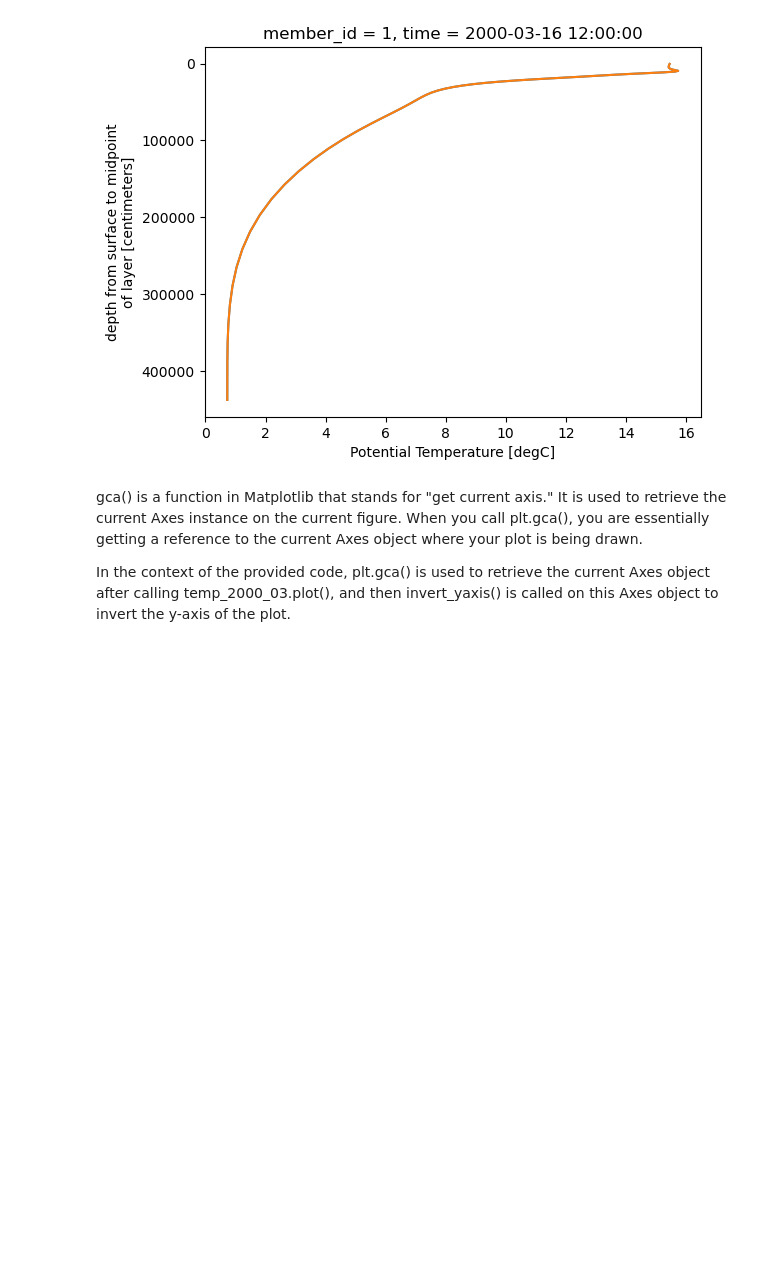
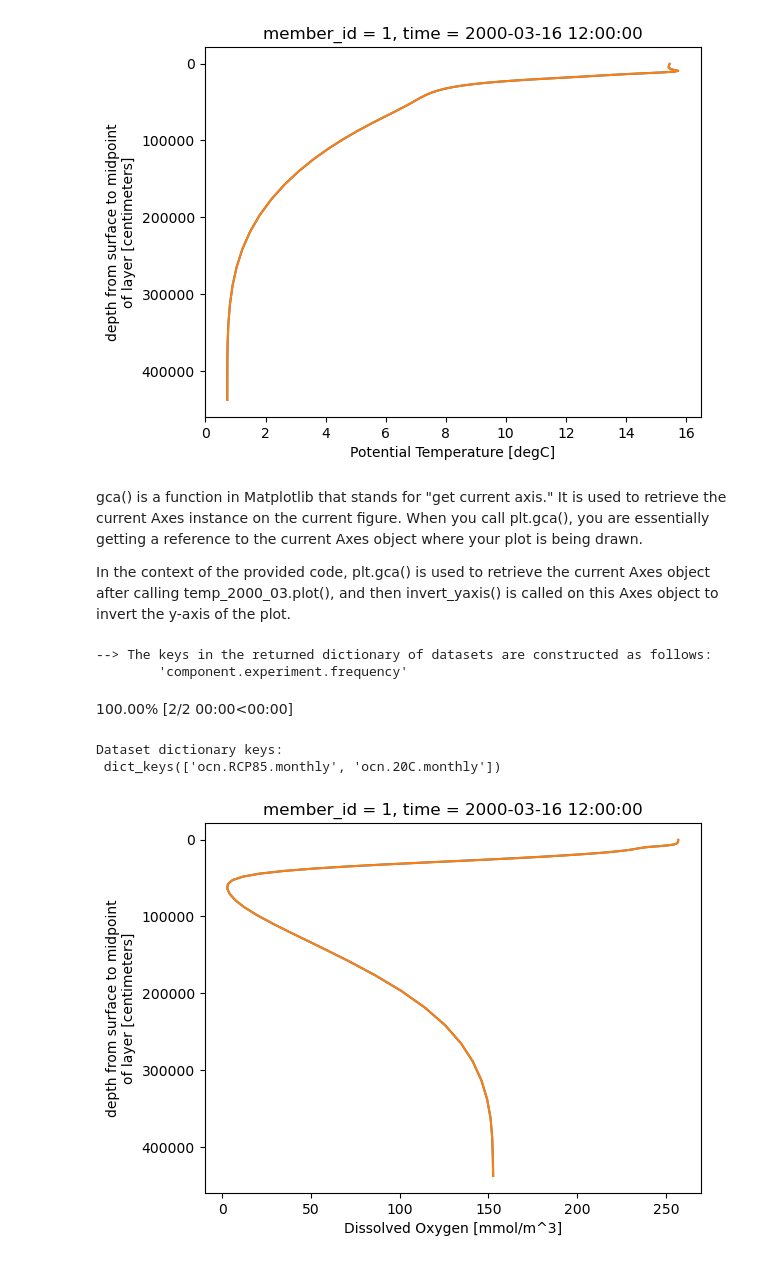
Before and after one commit to olleholt/toolkit, a Jupyter notebook: Vertical_profile.ipynb, the cells around one changed output. Cells and saved outputs as stored; diff of their text form; code cells hidden in the pictures; blank space fills up the shorter version.

Commit message:
added DO plot

```diff
--- a/Vertical_profile.ipynb
+++ b/Vertical_profile.ipynb
@@ -187,21 +187,52 @@ gca() is a function in Matplotlib that stands for "get current axis." It is used
 
 In the context of the provided code, plt.gca() is used to retrieve the current Axes object after calling temp_2000_03.plot(), and then invert_yaxis() is called on this Axes object to invert the y-axis of the plot.
 # %%
-# plot for pH
+# Get more detailed: search for monthly output for the 20th century and RCP8.5
+# ("HIST" is the 1850-1919 period, which is only in the first ensemble member, and "20C" is 1920-2005 which is common across all the other members)
+col_ocnDO = col.search(
+    frequency=["monthly"],
+    component="ocn",
+    variable="O2",
+    experiment=["20C", "RCP85"],
+)
 
-slice_time = ds_20C.sel(time = "2000-03")
+col_ocnDO.df
+
+# Load catalog entries for subset into a dictionary of xarray datasets
+dsets_DO = col_ocnDO.to_dataset_dict(
+    zarr_kwargs={"consolidated": True}, storage_options={"anon": True}
+)
+print(f"\nDataset dictionary keys:\n {dsets.keys()}")
+
+# Define Xarray datasets corresponding to the three experiments
+ds_20C_DO = dsets_DO["ocn.20C.monthly"]
+ds_RCP85_DO = dsets_DO["ocn.RCP85.monthly"]
+
+#look at ds_20C dataset
+ds_20C_DO
+
+# plot for DO
+
+slice_time = ds_20C_DO.sel(time = "2000-03")
 
 slice_time
 
-temp_2000 = slice_time.TEMP.sel(member_id = 1)
+DO_2000 = slice_time.O2.sel(member_id = 1)
 
-temp_2000
+DO_2000
 
-temp_2000_03 = temp_2000.isel(nlat = 280, nlon = 240)
+DO_2000_03 = DO_2000.isel(nlat = 280, nlon = 240)
 
-temp_2000_03.plot(y = 'z_t')
+DO_2000_03.plot(y = 'z_t')
 
 # Plotting the temperature with inverted y-axis
-temp_2000_03.plot(y='z_t')
+DO_2000_03.plot(y='z_t')
 plt.gca().invert_yaxis()
 plt.show()
+# %% [output]
+--> The keys in the returned dictionary of datasets are constructed as follows:
+        'component.experiment.frequency'
+100.00% [2/2 00:00<00:00]
+Dataset dictionary keys:
+ dict_keys(['ocn.RCP85.monthly', 'ocn.20C.monthly'])
+[figure, added]
```
Also changed, not shown: parts of 3 cells of this notebook.
